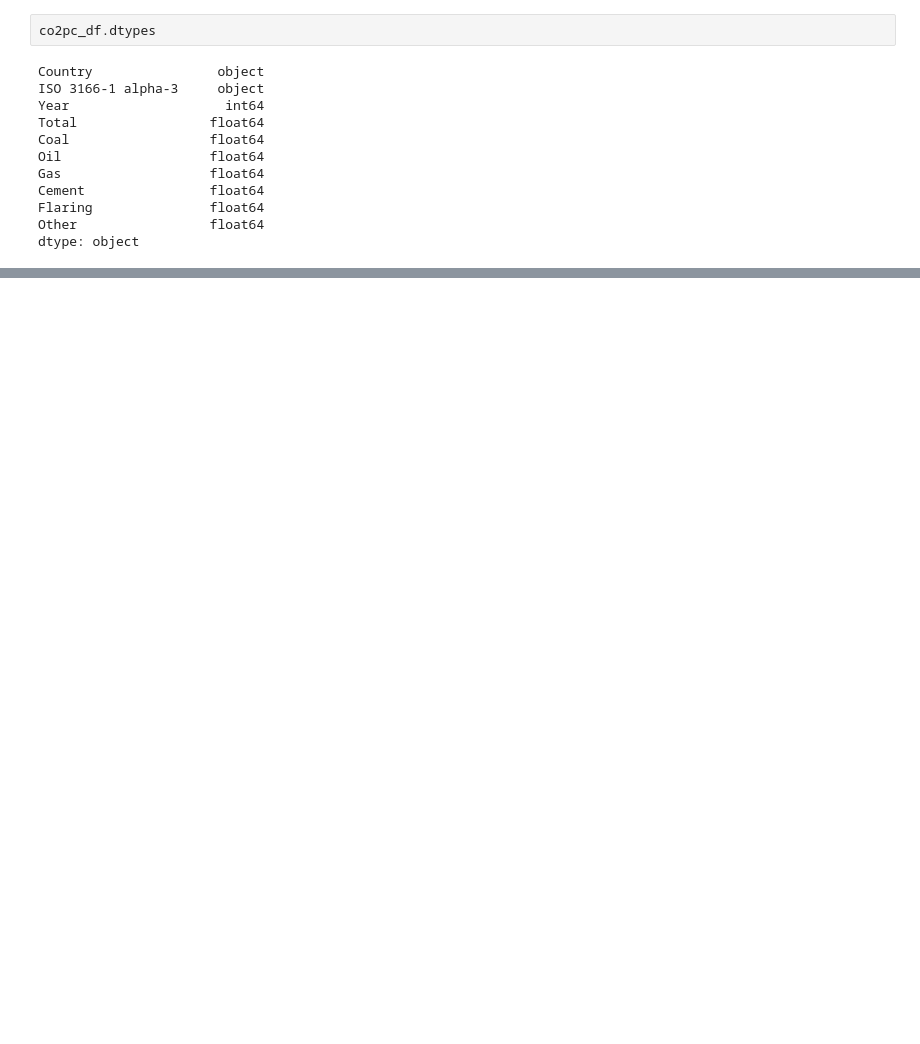
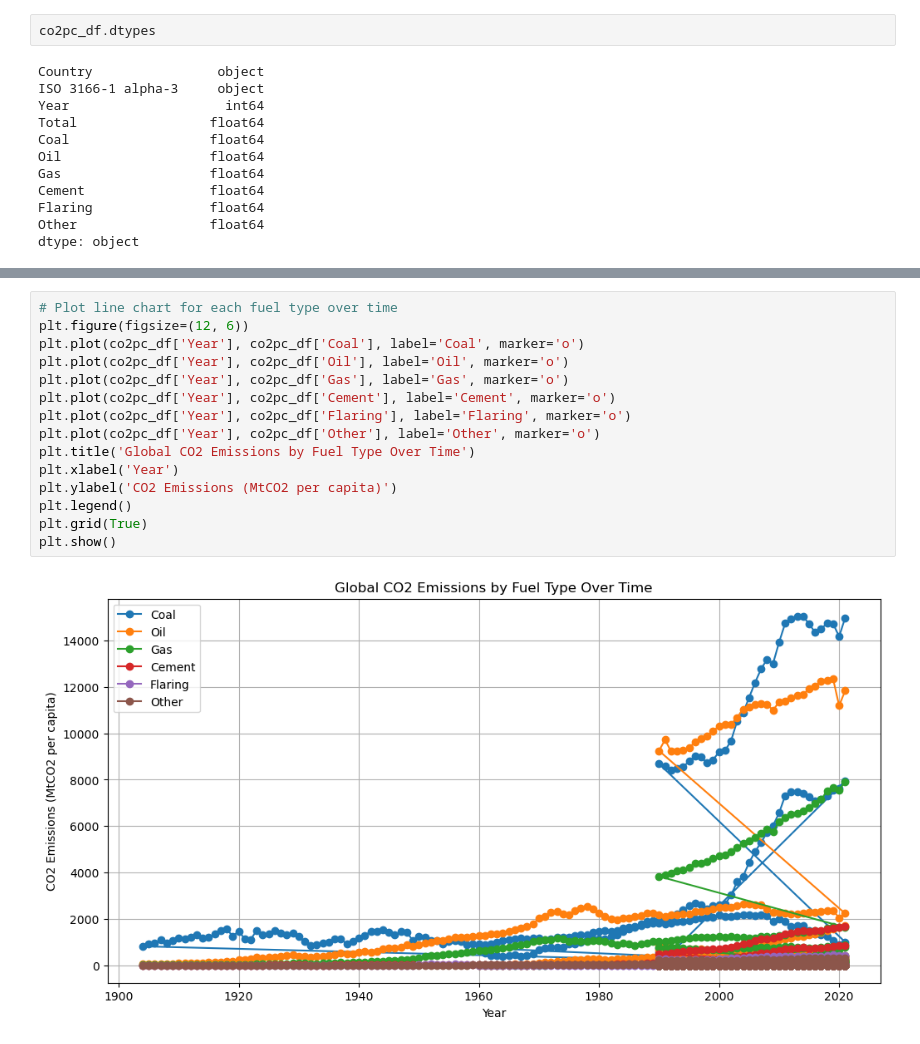
Before and after one commit to LUJHNA/ExamBI, a Jupyter notebook: Exam Project.ipynb, the cells around one changed output, grey strips where cells are left out. Drawn from its saved outputs; the diff is of its cells as text; blank space fills up the shorter version.

```diff
--- a/Exam Project.ipynb
+++ b/Exam Project.ipynb
@@ -49,0 +207,17 @@ dtype: object
+# %%
+# Plot line chart for each fuel type over time
+plt.figure(figsize=(12, 6))
+plt.plot(co2pc_df['Year'], co2pc_df['Coal'], label='Coal', marker='o')
+plt.plot(co2pc_df['Year'], co2pc_df['Oil'], label='Oil', marker='o')
+plt.plot(co2pc_df['Year'], co2pc_df['Gas'], label='Gas', marker='o')
+plt.plot(co2pc_df['Year'], co2pc_df['Cement'], label='Cement', marker='o')
+plt.plot(co2pc_df['Year'], co2pc_df['Flaring'], label='Flaring', marker='o')
+plt.plot(co2pc_df['Year'], co2pc_df['Other'], label='Other', marker='o')
+plt.title('Global CO2 Emissions by Fuel Type Over Time')
+plt.xlabel('Year')
+plt.ylabel('CO2 Emissions (MtCO2 per capita)')
+plt.legend()
+plt.grid(True)
+plt.show()
+# %% [output]
+[figure, added]
```
Also changed, not shown: parts of 62 cells of this notebook.
